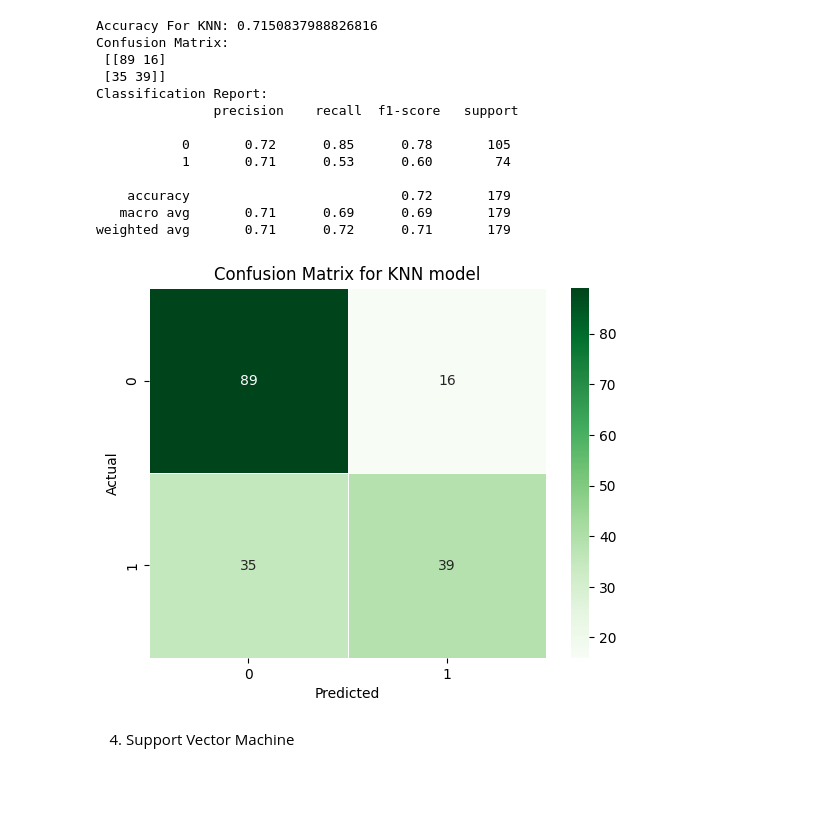
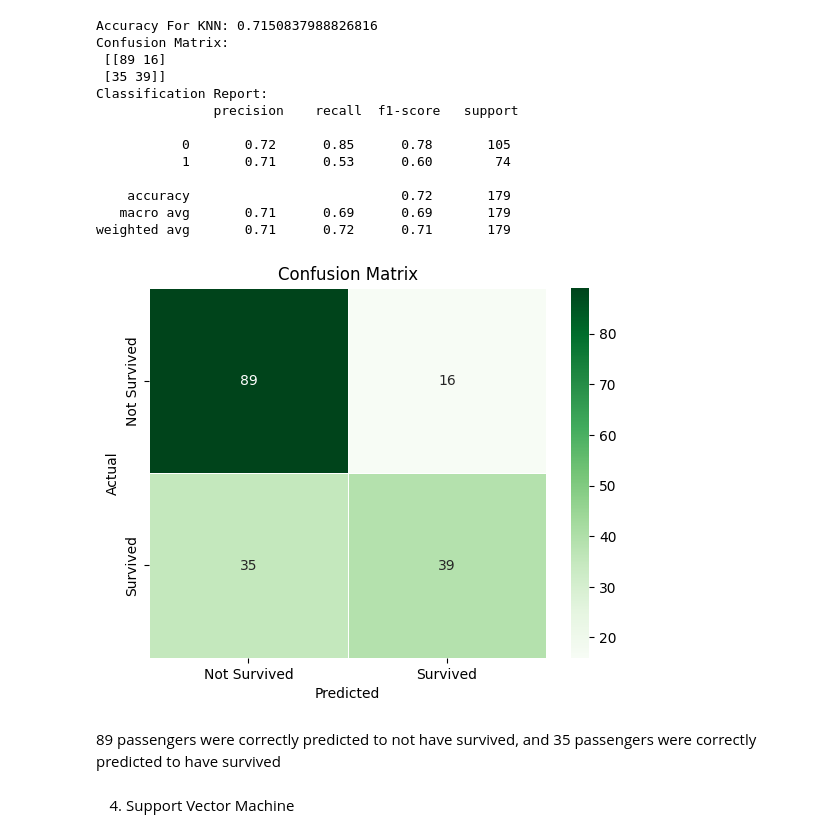
Before and after one commit to Acheinu/Codsoft, a Jupyter notebook: codsoft titanic.ipynb, the cells around one changed output. Drawn from its saved outputs; the diff is of its cells as text; code cells hidden in the pictures; blank space fills up the shorter version.

```diff
--- a/codsoft titanic.ipynb
+++ b/codsoft titanic.ipynb
@@ -750,14 +792,19 @@ Classification Report:
     accuracy                           0.72       179
    macro avg       0.71      0.69      0.69       179
 weighted avg       0.71      0.72      0.71       179
-# %%
-sns.heatmap(confusion_matrix(y_test, y_pred_knn), annot=True, fmt='d', cmap='Greens', linewidth = 0.5)
-plt.xlabel('Predicted')
-plt.ylabel('Actual')
-plt.title('Confusion Matrix for KNN model')
-plt.show()
-# %% [output]
-[figure, removed]
+# %%
+# confusion matrix
+
+sns.heatmap(confusion_matrix(y_test, y_pred_knn), annot=True, fmt='d', cmap='Greens',
+            xticklabels=['Not Survived', 'Survived'], yticklabels=['Not Survived', 'Survived'], linewidth = 0.5)
+plt.xlabel('Predicted')
+plt.ylabel('Actual')
+plt.title('Confusion Matrix')
+plt.show()
+# %% [output]
+[figure, added]
+# %% [markdown]
+89 passengers were correctly predicted to not have survived, and 35 passengers were correctly predicted to have survived
 # %% [markdown]
 4) Support Vector Machine
 # %%
```
Also changed, not shown: parts of 38 cells of this notebook.
